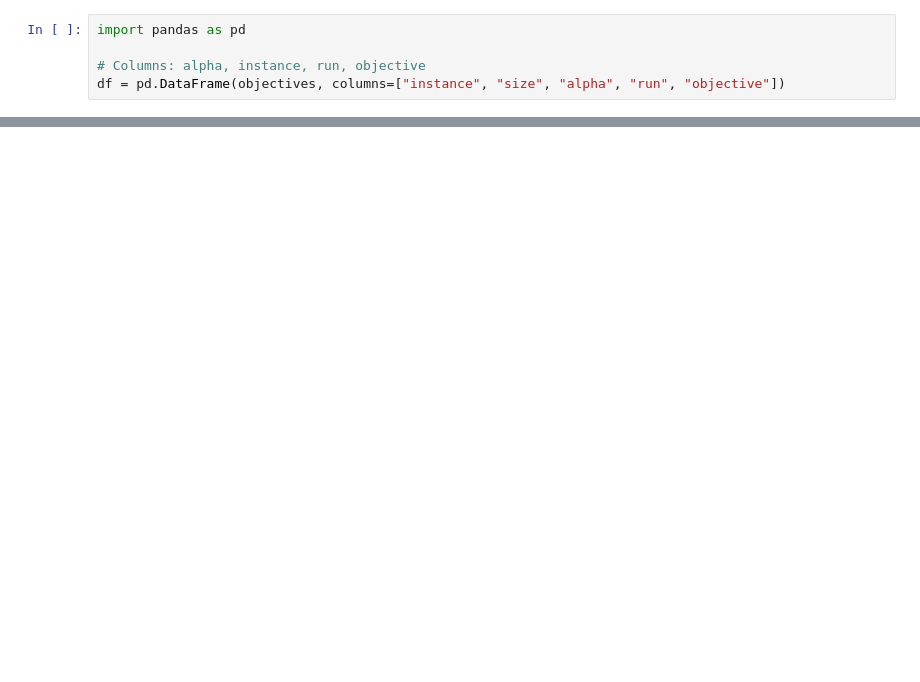
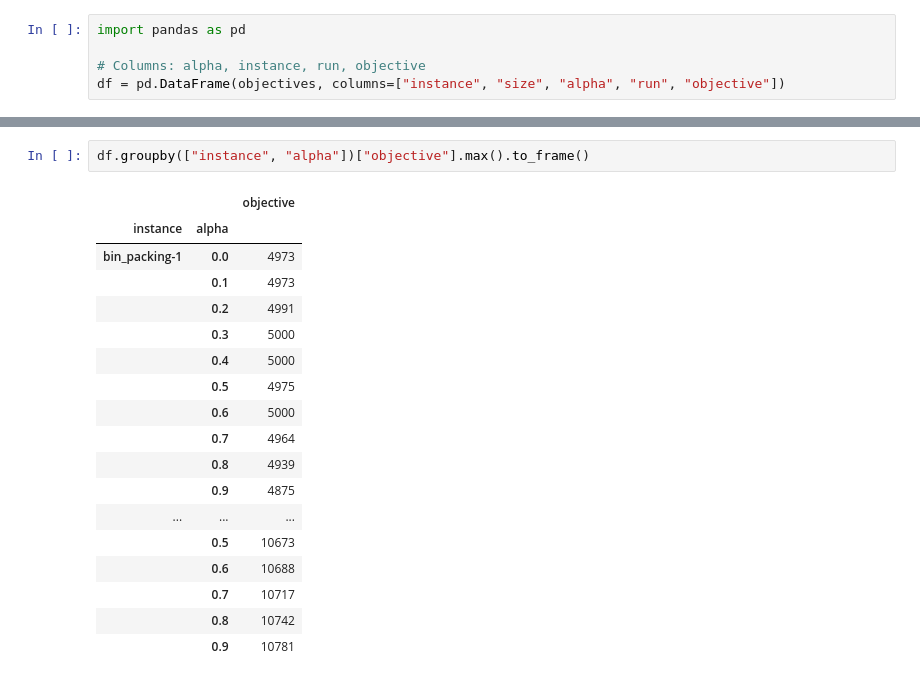
Before and after one commit to volesen/ammm-project, a Jupyter notebook: notebooks/tuning.ipynb, the cells around one changed output, grey strips where cells are left out. Cells and saved outputs as stored; diff of their text form; blank space fills up the shorter version.

```diff
--- a/notebooks/tuning.ipynb
+++ b/notebooks/tuning.ipynb
@@ -66,0 +110,21 @@ mean_objective_df
+# %%
+df.groupby(["instance", "alpha"])["objective"].max().to_frame()
+# %% [output]
+|  |  | objective |
+| instance | alpha |  |
+| bin_packing-1 | 0.0 | 4973 |
+|  | 0.1 | 4973 |
+|  | 0.2 | 4991 |
+|  | 0.3 | 5000 |
+|  | 0.4 | 5000 |
+|  | 0.5 | 4975 |
+|  | 0.6 | 5000 |
+|  | 0.7 | 4964 |
+|  | 0.8 | 4939 |
+|  | 0.9 | 4875 |
+| ... | ... | ... |
+|  | 0.5 | 10673 |
+|  | 0.6 | 10688 |
+|  | 0.7 | 10717 |
+|  | 0.8 | 10742 |
+|  | 0.9 | 10781 |
```
Also changed, not shown: parts of 7 cells of this notebook.
